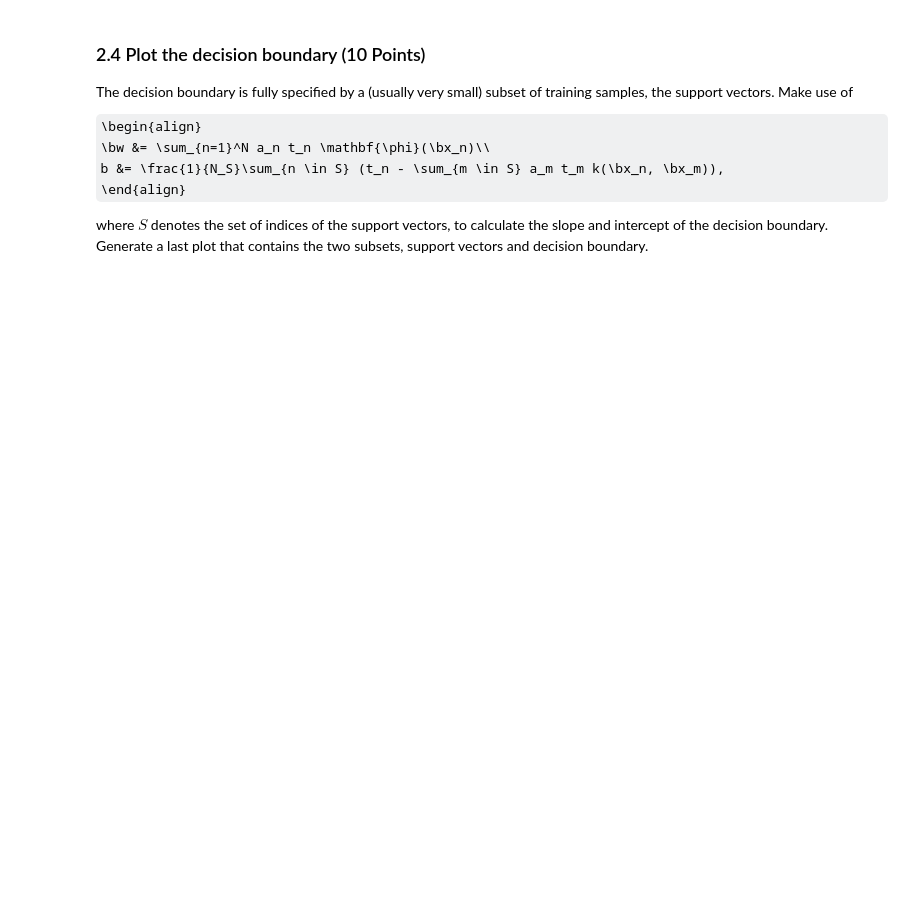
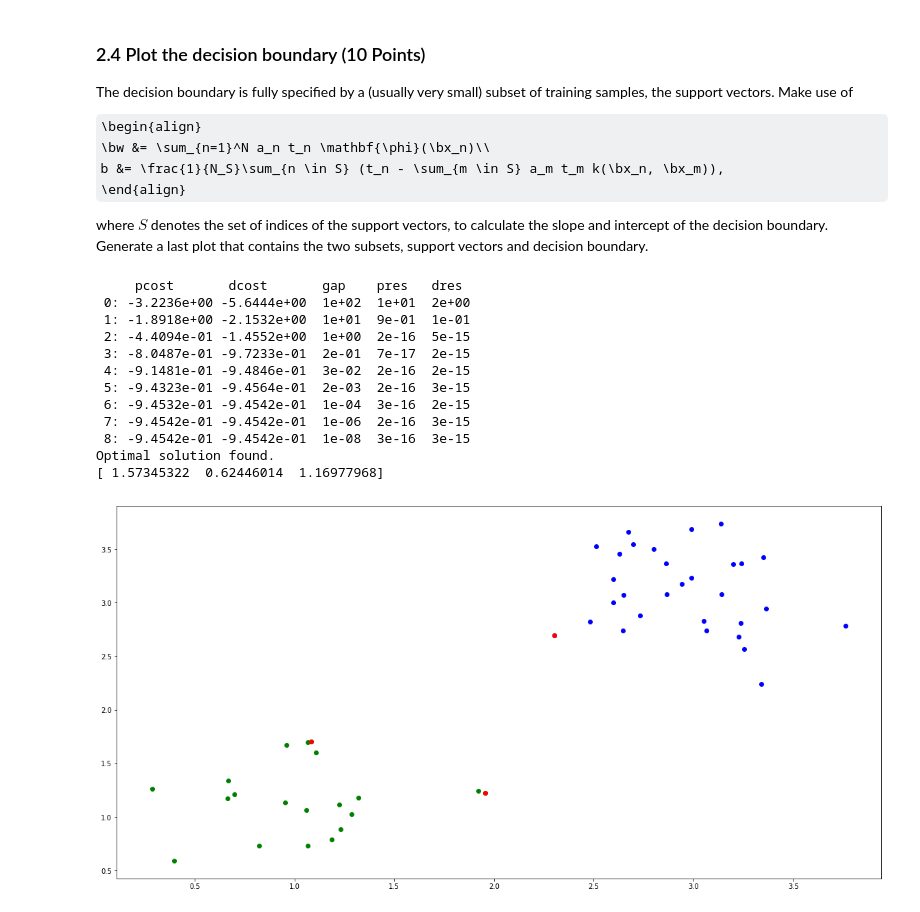
Before and after one commit to Lukx19/UvA-ML1, a Jupyter notebook: lab3.ipynb, the cells around one changed output. Drawn from its saved outputs; the diff is of its cells as text; code cells hidden in the pictures; some formulas as TeX source; blank space fills up the shorter version.

```diff
--- a/lab3.ipynb
+++ b/lab3.ipynb
@@ -372,0 +412,29 @@ raise NotImplementedError()
+# %%
+X,t = create_X_and_t(X1, X2)
+a  = compute_multipliers(X, t)
+idx = np.array([], dtype=int)
+for i in range(len(a)):
+    if a[i] > 0.001:
+         idx  = append(idx,i)
+w =  a[idx] * t.reshape(-1,1)[idx] * X[idx,:]
+x_lin = np.linspace(0,4)
+w = w[:,1] / w[:,0]
+print(w)
+plt.scatter(X1[:,0], X1[:,1], color='Green')
+plt.scatter(X2[:,0], X2[:,1], color='Blue')
+plt.scatter(X[idx,0], X[idx,1],color='Red')
+plt.show()
+# %% [output]
+     pcost       dcost       gap    pres   dres
+ 0: -3.2236e+00 -5.6444e+00  1e+02  1e+01  2e+00
+ 1: -1.8918e+00 -2.1532e+00  1e+01  9e-01  1e-01
+ 2: -4.4094e-01 -1.4552e+00  1e+00  2e-16  5e-15
+ 3: -8.0487e-01 -9.7233e-01  2e-01  7e-17  2e-15
+ 4: -9.1481e-01 -9.4846e-01  3e-02  2e-16  2e-15
+ 5: -9.4323e-01 -9.4564e-01  2e-03  2e-16  3e-15
+ 6: -9.4532e-01 -9.4542e-01  1e-04  3e-16  2e-15
+ 7: -9.4542e-01 -9.4542e-01  1e-06  2e-16  3e-15
+ 8: -9.4542e-01 -9.4542e-01  1e-08  3e-16  3e-15
+Optimal solution found.
+[ 1.57345322  0.62446014  1.16977968]
+[figure, added]
```
Also changed, not shown: parts of 12 cells of this notebook.
